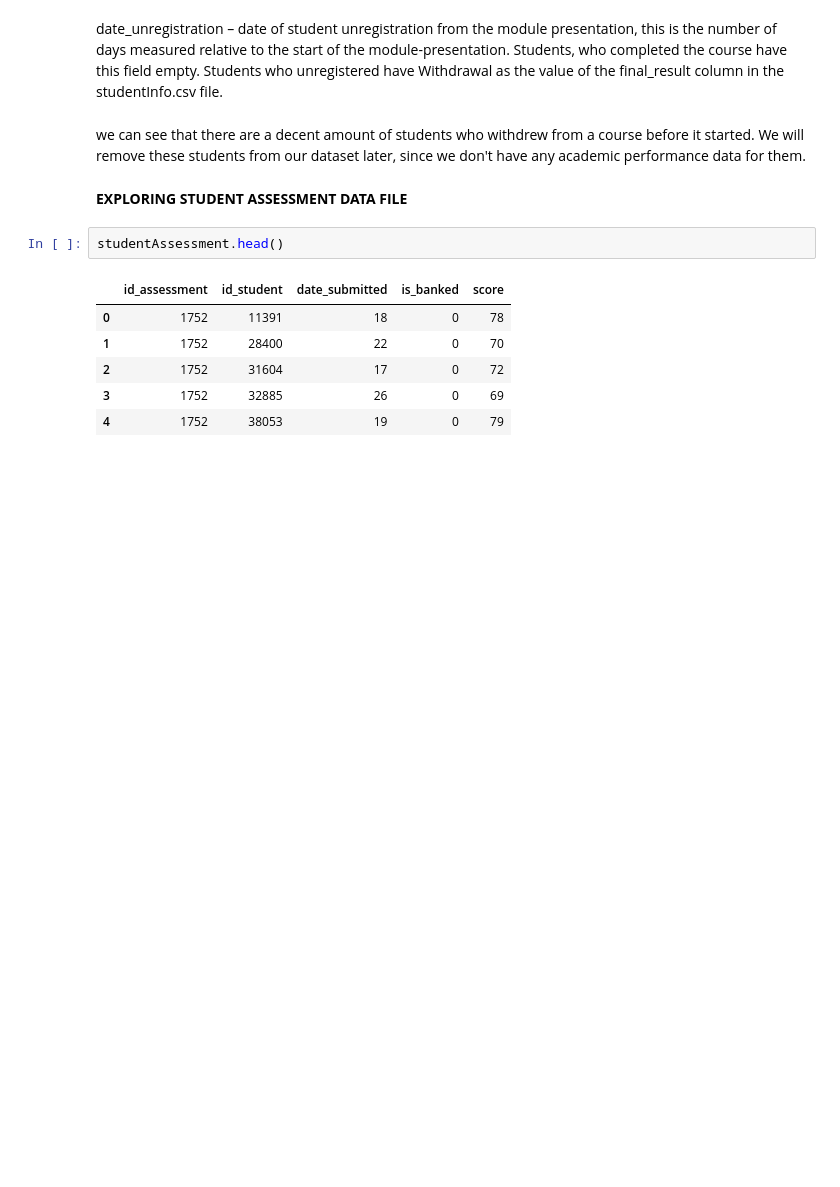
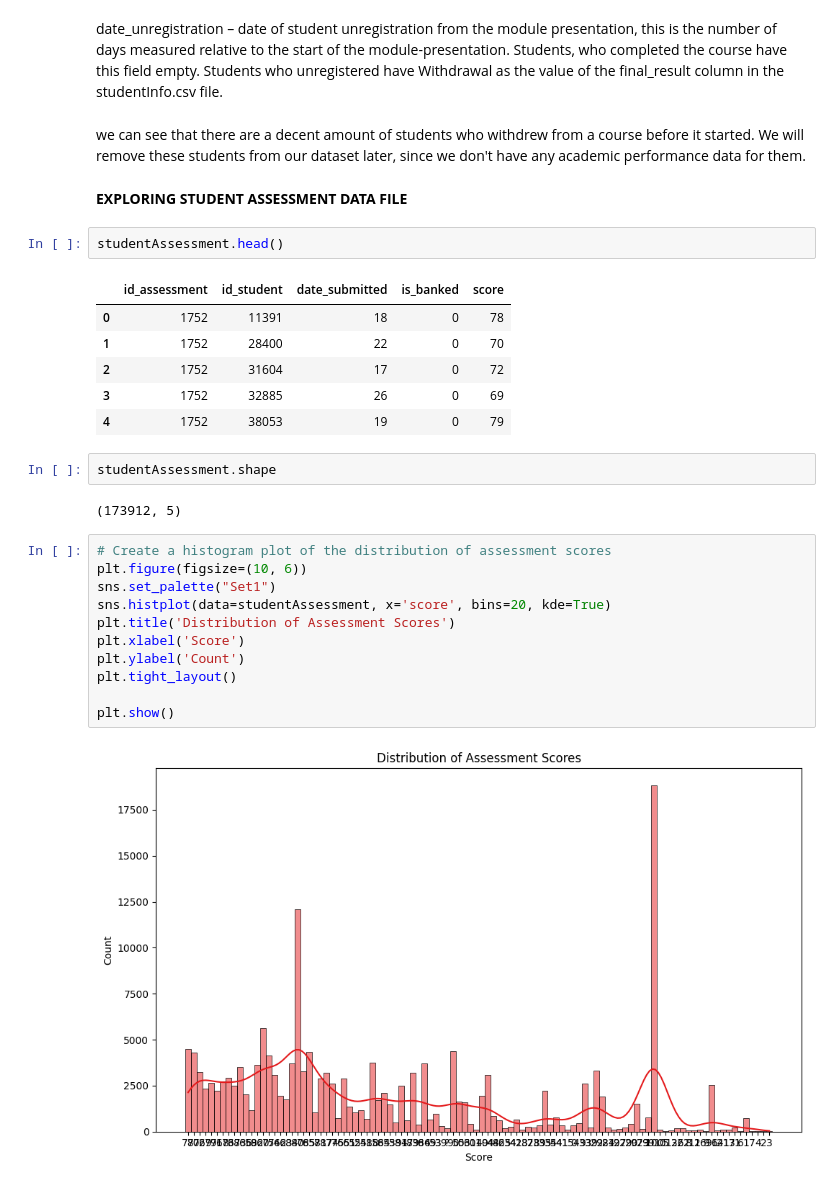
Before and after one commit to LaraOnipede/LHL-finalProject, a Jupyter notebook: notebooks/ExploratoryDataAnalysis.ipynb, the cells around one changed output. Cells and saved outputs as stored; diff of their text form; blank space fills up the shorter version.

```diff
--- a/notebooks/ExploratoryDataAnalysis.ipynb
+++ b/notebooks/ExploratoryDataAnalysis.ipynb
@@ -627,3 +627,20 @@ studentAssessment.head()
 | 2 | 1752 | 31604 | 17 | 0 | 72 |
 | 3 | 1752 | 32885 | 26 | 0 | 69 |
 | 4 | 1752 | 38053 | 19 | 0 | 79 |
+# %%
+studentAssessment.shape
+# %% [output]
+(173912, 5)
+# %%
+# Create a histogram plot of the distribution of assessment scores
+plt.figure(figsize=(10, 6))
+sns.set_palette("Set1")
+sns.histplot(data=studentAssessment, x='score', bins=20, kde=True)
+plt.title('Distribution of Assessment Scores')
+plt.xlabel('Score')
+plt.ylabel('Count')
+plt.tight_layout()
+
+plt.show()
+# %% [output]
+[figure, added]
```
Also changed, not shown: parts of 6 cells of this notebook.
